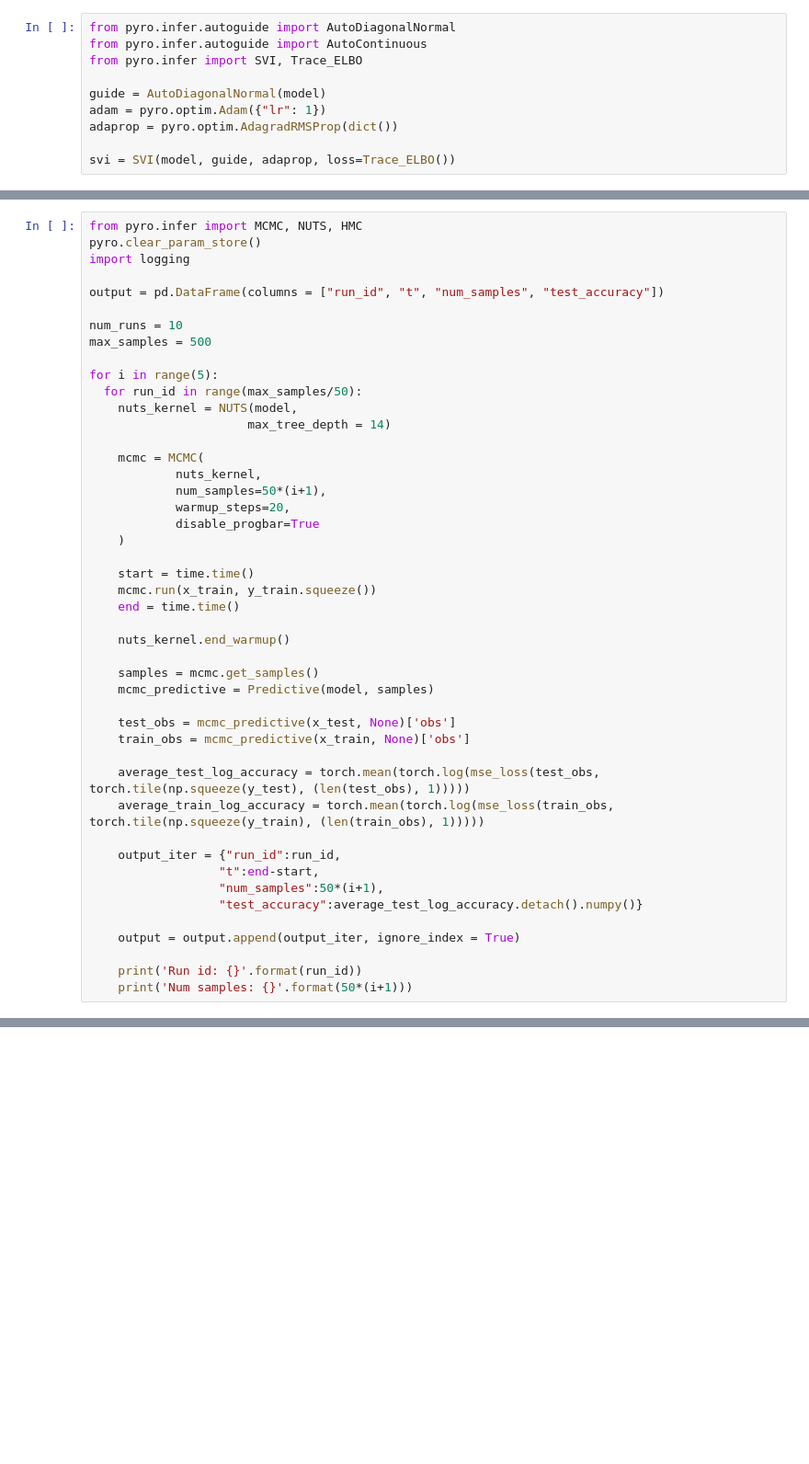
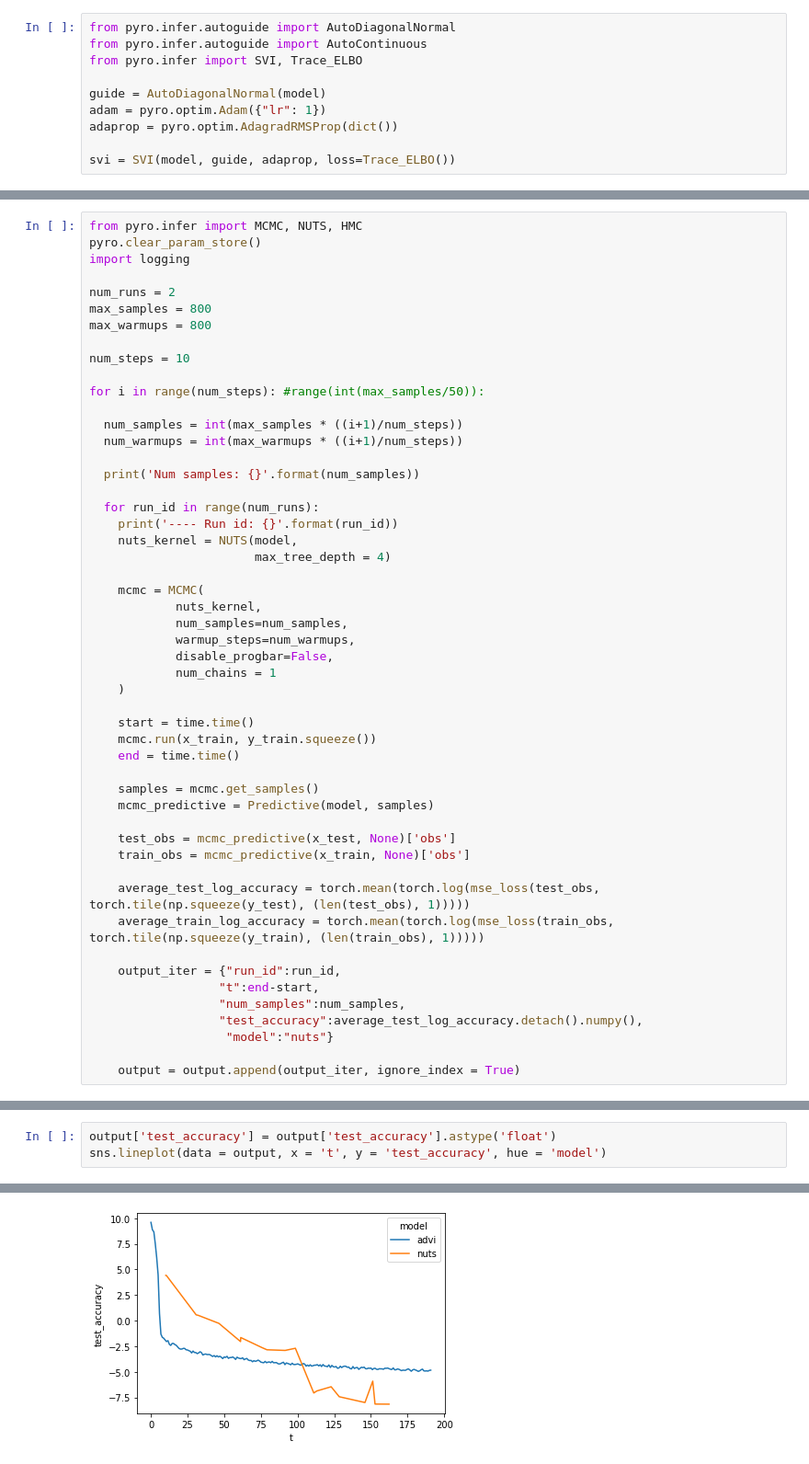
Before and after one commit to lorenzkuhn/advi, a Jupyter notebook: ARD.ipynb, the cells around one changed output, grey strips where cells are left out. Shown at 92% size. Drawn from its saved outputs; the diff is of its cells as text; blank space fills up the shorter version.

```diff
--- a/ARD.ipynb
+++ b/ARD.ipynb
@@ -161,28 +172,35 @@ from pyro.infer import MCMC, NUTS, HMC
 pyro.clear_param_store()
 import logging
 
-output = pd.DataFrame(columns = ["run_id", "t", "num_samples", "test_accuracy"])
+num_runs = 2
+max_samples = 800
+max_warmups = 800
 
-num_runs = 10
-max_samples = 500
+num_steps = 10
 
-for i in range(5):
-  for run_id in range(max_samples/50):
+for i in range(num_steps): #range(int(max_samples/50)):
+
+  num_samples = int(max_samples * ((i+1)/num_steps))
+  num_warmups = int(max_warmups * ((i+1)/num_steps))
+
+  print('Num samples: {}'.format(num_samples))
+
+  for run_id in range(num_runs):
+    print('---- Run id: {}'.format(run_id))
     nuts_kernel = NUTS(model,
-                      max_tree_depth = 14)
+                       max_tree_depth = 4)
 
     mcmc = MCMC(
             nuts_kernel,
-            num_samples=50*(i+1),
-            warmup_steps=20,
-            disable_progbar=True
+            num_samples=num_samples,
+            warmup_steps=num_warmups,
+            disable_progbar=False,
+            num_chains = 1
     )
 
     start = time.time()
     mcmc.run(x_train, y_train.squeeze())
     end = time.time()
-
-    nuts_kernel.end_warmup()
 
     samples = mcmc.get_samples()
     mcmc_predictive = Predictive(model, samples)
@@ -195,11 +213,9 @@ for i in range(5):
 
     output_iter = {"run_id":run_id,
                   "t":end-start,
-                  "num_samples":50*(i+1),
-                  "test_accuracy":average_test_log_accuracy.detach().numpy()}
+                  "num_samples":num_samples,
+                  "test_accuracy":average_test_log_accuracy.detach().numpy(),
+                   "model":"nuts"}
 
     output = output.append(output_iter, ignore_index = True)
-
-    print('Run id: {}'.format(run_id))
-    print('Num samples: {}'.format(50*(i+1)))
 # %% [output]
@@ -222,0 +241,4 @@ Num samples: 200
+# %%
+output['test_accuracy'] = output['test_accuracy'].astype('float')
+sns.lineplot(data = output, x = 't', y = 'test_accuracy', hue = 'model')
+# %% [output]
@@ -223 +246,2 @@ Num samples: 200
+[figure, added]
 # %%
```
Also changed, not shown: parts of 17 cells of this notebook.
